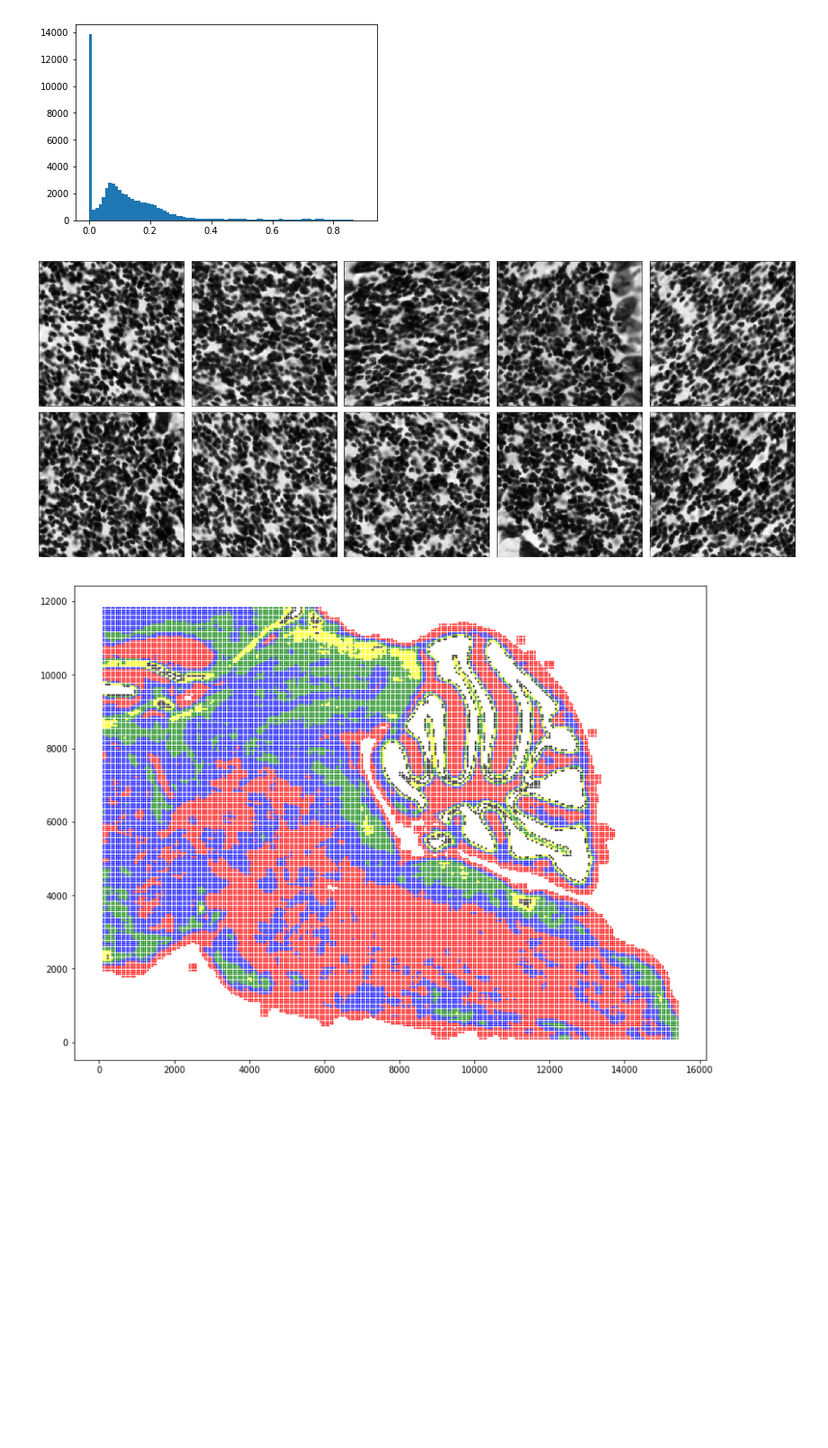
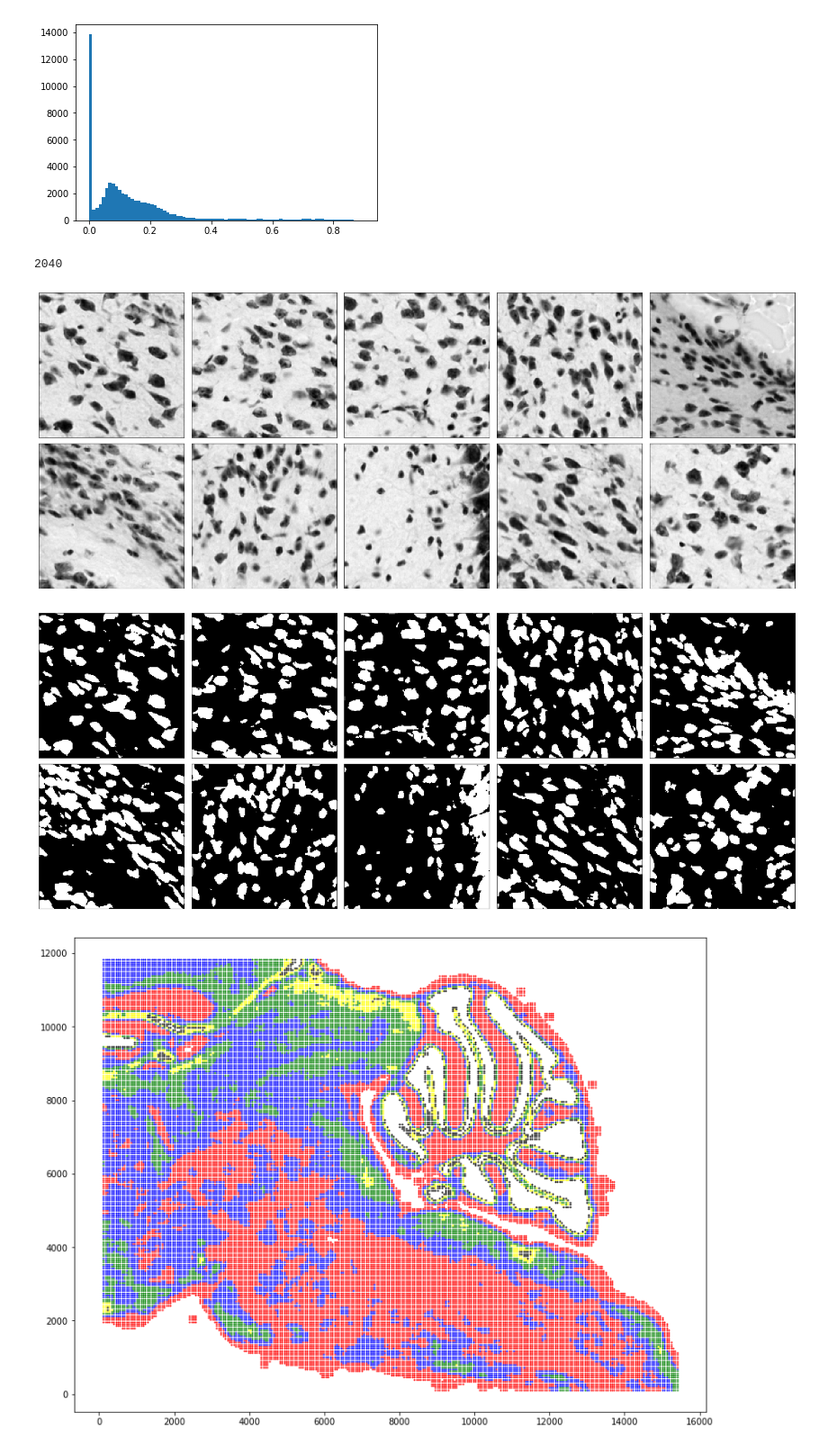
Before and after one commit to xiangjiph/MouseBrainAtlas, a Jupyter notebook: XJ/Extract_background_features.ipynb, the cells around one changed output. Shown at 90% size. Cells and saved outputs as stored; diff of their text form; code cells hidden in the pictures; blank space fills up the shorter version.

```diff
--- a/XJ/Extract_background_features.ipynb
+++ b/XJ/Extract_background_features.ipynb
@@ -127,17 +125,29 @@ im_cropped_h, im_cropped_w = im_cropped[0].shape[:2]
+# %%
+def rescale_grayscale_image(input,invcol=False):
+    input = np.array(input);
+    vmin = np.percentile(input, 0);
+    vmax = np.percentile(input, 100);
+    rescale_image = (input - vmin ) / (vmax - vmin);
+    rescale_image = np.maximum(np.minimum(rescale_image, 1), 0)
+    rescale_image = img_as_ubyte(rescale_image)
+    if invcol:
+        rescale_image = 255 - rescale_image
+    return rescale_image
 # %%
 option_rescale_grayscale = True
 option_inverse_color = False
 secIndex = 0
 
 if option_rescale_grayscale:
-    tempImage = im_cropped[secIndex]
-    vmin = np.percentile(tempImage, 0)
-    vmax = np.percentile(tempImage, 100)
-    tempImage = (tempImage - vmin) / (vmax - vmin)
-    tempImage = np.maximum(np.minimum(tempImage, 1), 0)
-    tempImage = img_as_ubyte(tempImage)
-    if option_inverse_color:
-        tempImage = 255 - img_as_ubyte(tempImage)
+    tempImage = rescale_grayscale_image(im_cropped[secIndex],invcol=option_inverse_color)
+#     tempImage = im_cropped[secIndex]
+#     vmin = np.percentile(tempImage, 0)
+#     vmax = np.percentile(tempImage, 100)
+#     tempImage = (tempImage - vmin) / (vmax - vmin)
+#     tempImage = np.maximum(np.minimum(tempImage, 1), 0)
+#     tempImage = img_as_ubyte(tempImage)
+#     if option_inverse_color:
+#         tempImage = 255 - img_as_ubyte(tempImage)
 else:
     tempImage = im_cropped[secIndex]
 # %%
@@ -192,7 +201,8 @@ Total detected area ratio is 0.133659
 # Get image matrix of each patch
 patches = [tempImage[y - patch_half_size : y + patch_half_size, x - patch_half_size : x + patch_half_size].copy() for x, y in patch_center_pixel_location]
 patch_area = patch_size ** 2
-patch_detected_area_ratio = np.array([np.sum(tempPatches <= otsu_thresh)/float(patch_area) for tempPatches in patches])
+patches_BW = [tempPatches <= otsu_thresh for tempPatches in patches]
+patch_detected_area_ratio = np.array([np.sum(patches_BW[tempI])/float(patch_area) for tempI in range(len(patches))])
 # %%
 plt.hist(patch_detected_area_ratio,85);
 # %% [output]
@@ -202,17 +212,24 @@ patch_density_classes = {}
 for tempTH in np.arange(0,100,10):
     temp_ratio = (patch_detected_area_ratio > tempTH/float(100)) * (patch_detected_area_ratio <= tempTH/float(100) + 0.1 )
     temp_ratio = np.where(temp_ratio == True)[0]
-
+    patch_density_classes[tempTH] = temp_ratio.tolist()
 
 # patch_rL08_index = patch_detected_area_ratio > 0.8
 # patch_rL08_index = np.where(patch_rL08_index == True)[0]
 # patch_rL08_index = patch_rL08_index.tolist()
+# patch_density_classes[80] = patch_rL08_index
+# %%
+viz_index[0]
+# %% [output]
+2040
 # %%
-viz_index = np.random.choice(patch_density_classes[80],10).tolist()
+viz_index = np.random.choice(patch_density_classes[20],10).tolist()
 viz_patches_list = [patches[index1] for index1 in viz_index]
 display_images_in_grids(viz_patches_list, nc=5, cmap=plt.cm.gray)
+display_images_in_grids([patches_BW[index1] for index1 in viz_index], nc=5, cmap=plt.cm.gray)
 # %% [output]
-[figure, old version]
+[figure, new version]
+[figure, added]
 # %%
 aspectiao = crop_image_width/float(crop_image_height)
 plt.figure(figsize=(10*aspectiao, 10))
```
Also changed, not shown: parts of 16 cells of this notebook.
